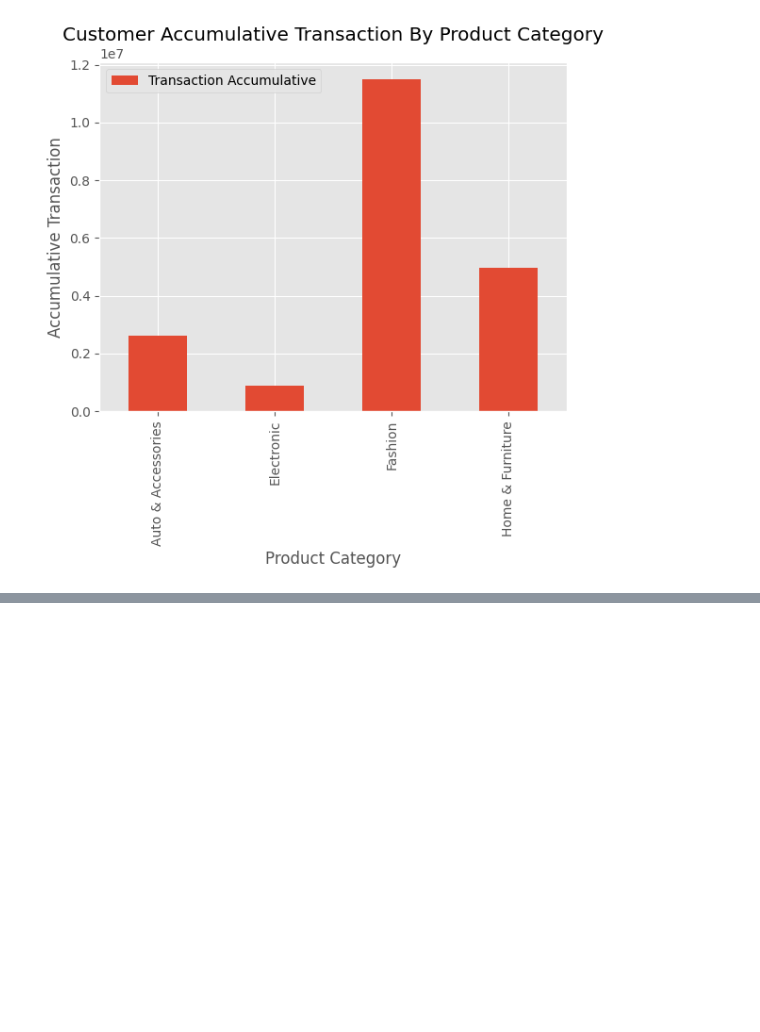
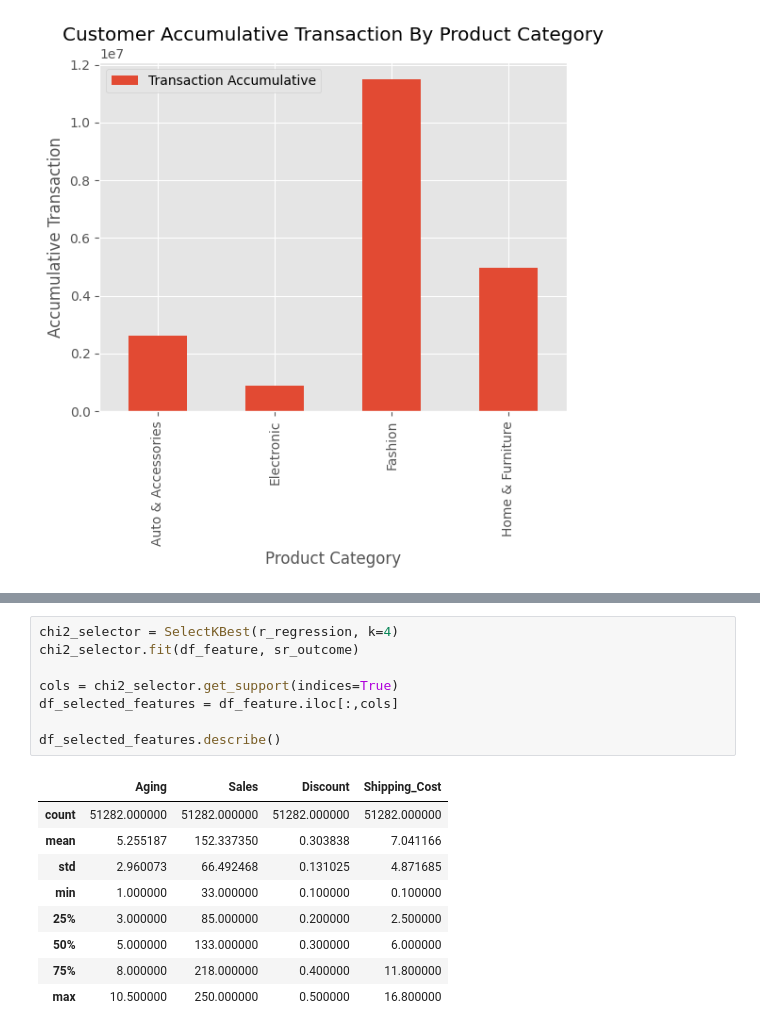
Before and after one commit to alexchtst/uas-big-data, a Jupyter notebook: main.ipynb, the cells around one changed output, grey strips where cells are left out. Saved outputs shown, nothing was run; the diff lists cells and outputs as text; blank space fills up the shorter version.

```diff
--- a/main.ipynb
+++ b/main.ipynb
@@ -240,0 +286,18 @@ Text(0, 0.5, 'Accumulative Transaction')
+# %%
+chi2_selector = SelectKBest(r_regression, k=4)
+chi2_selector.fit(df_feature, sr_outcome)
+
+cols = chi2_selector.get_support(indices=True)
+df_selected_features = df_feature.iloc[:,cols]
+
+df_selected_features.describe()
+# %% [output]
+|  | Aging | Sales | Discount | Shipping_Cost |
+| count | 51282.000000 | 51282.000000 | 51282.000000 | 51282.000000 |
+| mean | 5.255187 | 152.337350 | 0.303838 | 7.041166 |
+| std | 2.960073 | 66.492468 | 0.131025 | 4.871685 |
+| min | 1.000000 | 33.000000 | 0.100000 | 0.100000 |
+| 25% | 3.000000 | 85.000000 | 0.200000 | 2.500000 |
+| 50% | 5.000000 | 133.000000 | 0.300000 | 6.000000 |
+| 75% | 8.000000 | 218.000000 | 0.400000 | 11.800000 |
+| max | 10.500000 | 250.000000 | 0.500000 | 16.800000 |
```
Also changed, not shown: parts of 8 cells of this notebook.
